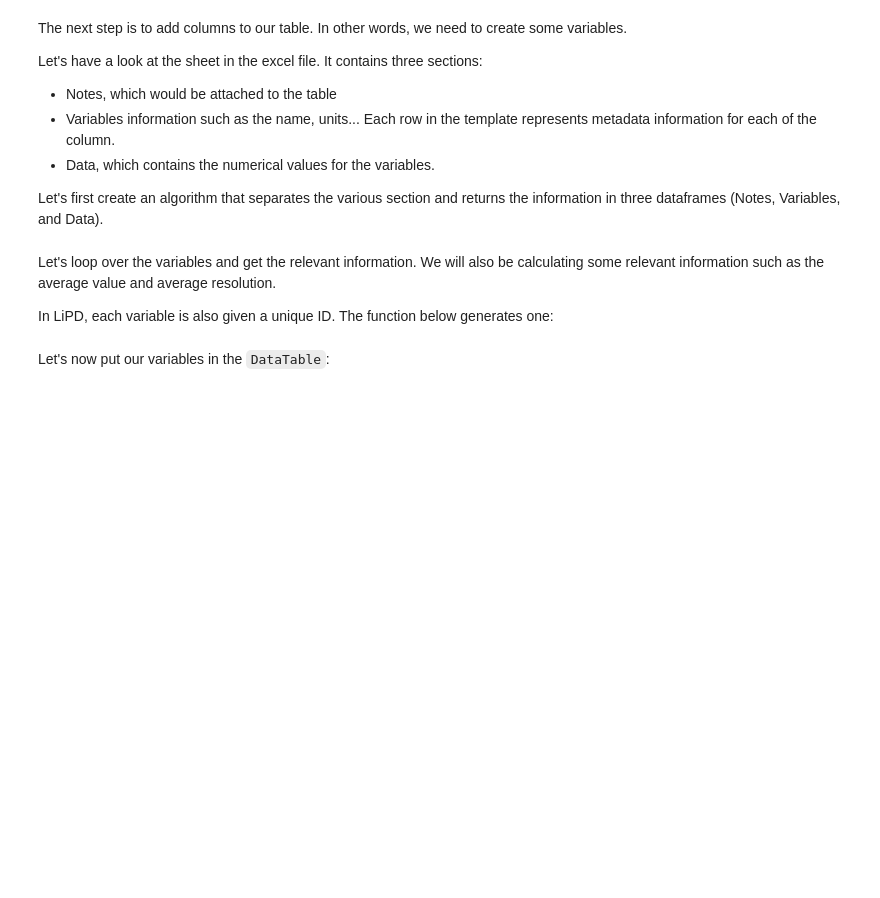
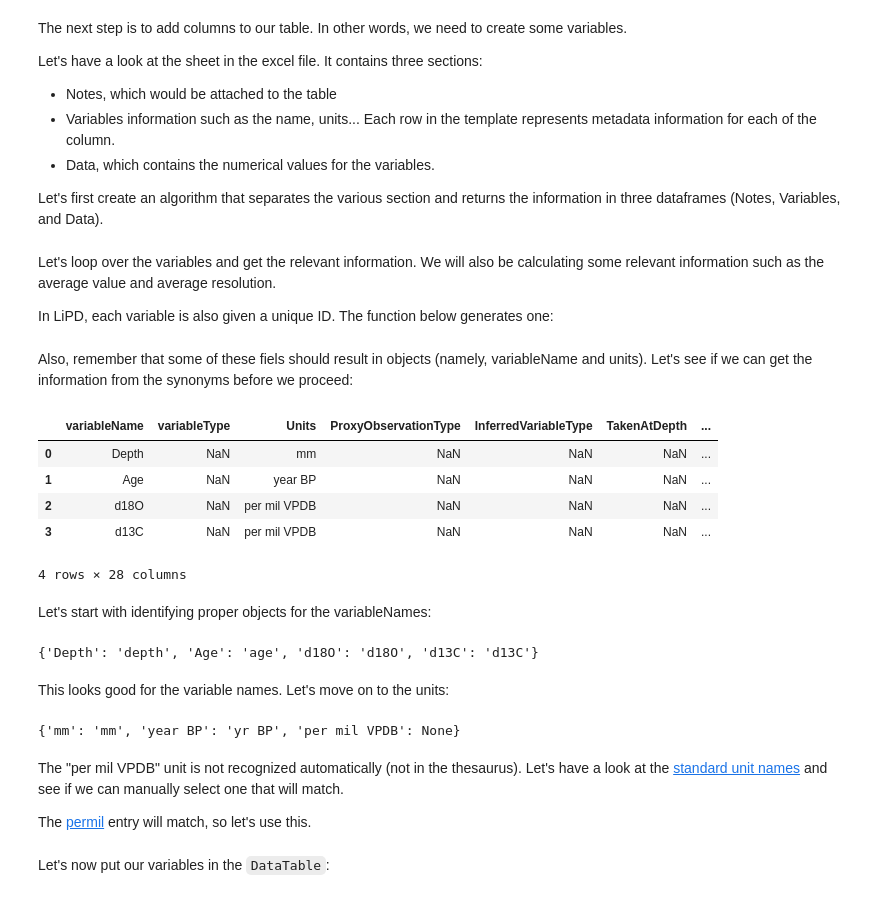
Before and after one commit to LinkedEarth/pylipdTutorials, a Jupyter notebook: notebooks/L3_create_template.ipynb, the cells around one changed output. Drawn from its saved outputs; the diff is of its cells as text; code cells hidden in the pictures; blank space fills up the shorter version.

```diff
--- a/notebooks/L3_create_template.ipynb
+++ b/notebooks/L3_create_template.ipynb
@@ -367,6 +446,44 @@ def generate_unique_id(prefix='PYD'):
     formatted_id = f"{prefix}-{id_str[:5]}-{id_str[9:13]}-{id_str[14:18]}-{id_str[19:23]}-{id_str[24:28]}"
 
     return formatted_id
+# %% [markdown]
+Also, remember that some of these fiels should result in objects (namely, variableName and units). Let's see if we can get the information from the synonyms before we proceed:
+# %%
+df_variables
+# %% [output]
+|  | variableName | variableType | Units | ProxyObservationType | InferredVariableType | TakenAtDepth | ... |
+| 0 | Depth | NaN | mm | NaN | NaN | NaN | ... |
+| 1 | Age | NaN | year BP | NaN | NaN | NaN | ... |
+| 2 | d18O | NaN | per mil VPDB | NaN | NaN | NaN | ... |
+| 3 | d13C | NaN | per mil VPDB | NaN | NaN | NaN | ... |
+4 rows × 28 columns
+# %% [markdown]
+Let's start with identifying proper objects for the variableNames:
+# %%
+check_names = {}
+for index, row in df_variables.iterrows():
+    check_names[row['variableName']]= PaleoVariable.from_synonym(row['variableName']).label
+
+check_names
+# %% [output]
+{'Depth': 'depth', 'Age': 'age', 'd18O': 'd18O', 'd13C': 'd13C'}
+# %% [markdown]
+This looks good for the variable names. Let's move on to the units:
+# %%
+check_units = {}
+for index, row in df_variables.iterrows():
+    try:
+        check_units[row['Units']]= PaleoUnit.from_synonym(row['Units']).label
+    except:
+        check_units[row['Units']]= None
+
+check_units
+# %% [output]
+{'mm': 'mm', 'year BP': 'yr BP', 'per mil VPDB': None}
+# %% [markdown]
+The "per mil VPDB" unit is not recognized automatically (not in the thesaurus). Let's have a look at the [standard unit names]() and see if we can manually select one that will match.
+
+The [permil](https://lipdverse.org/vocabulary/paleodata_units/#permil) entry will match, so let's use this.
 # %%
 variables = []
 
```
Also changed, not shown: parts of 21 cells of this notebook, 1 other file.
